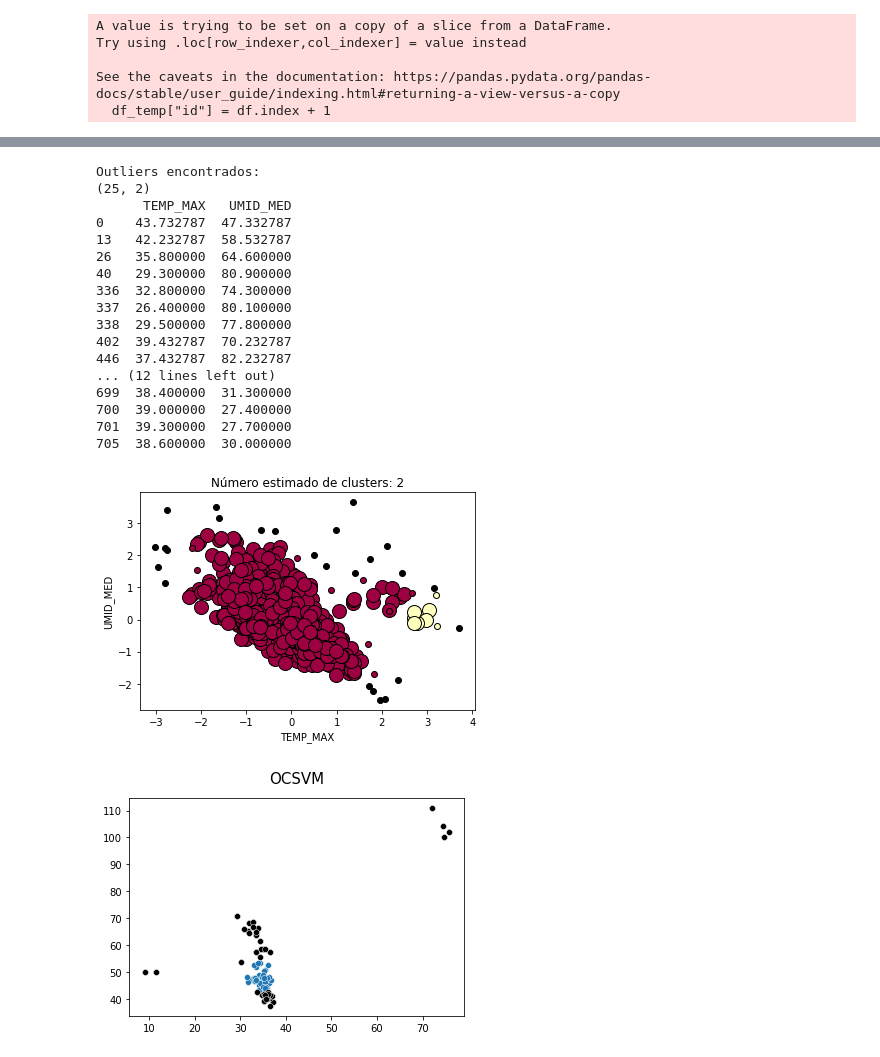
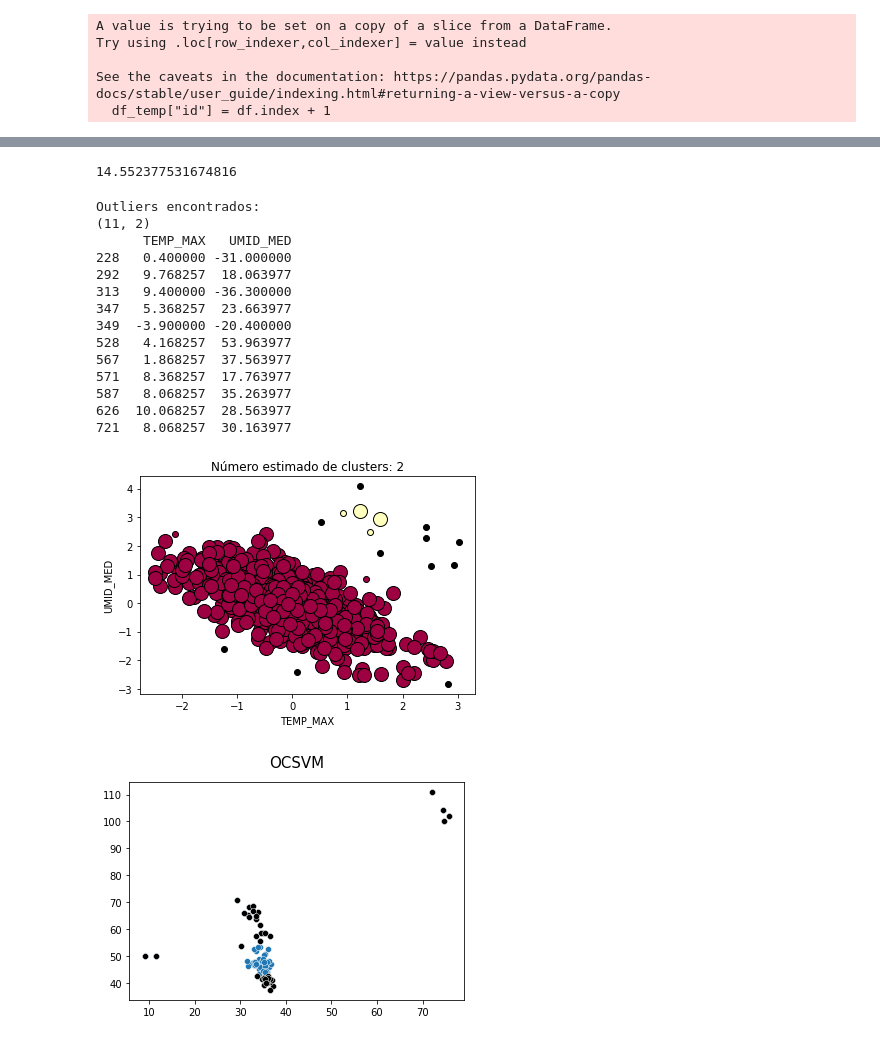
Before and after one commit to AndersonRodr/algorithms-detect-anomalies, a Jupyter notebook: PrimeiroExperimento.ipynb, the cells around one changed output, grey strips where cells are left out. Saved outputs shown, nothing was run; the diff lists cells and outputs as text; code cells hidden in the pictures.

Commit message:
Inclusion of Anomalies
Method Autoregression lag 1 from: https://machinelearningmastery.com/model-residual-errors-correct-time-series-forecasts-python/

```diff
--- a/PrimeiroExperimento.ipynb
+++ b/PrimeiroExperimento.ipynb
@@ -86,7 +109,5 @@ def equacaoExponencial():
 # %%
 #------------------------------Tratando os Dados-----------------------------------
-
-df_training_temp_anomalie_edit = df_temp.sample(n=30, random_state=1)
 
 def dataTraining(percentOutliers, dbscan):
 
@@ -97,8 +118,11 @@ def dataTraining(percentOutliers, dbscan):
 
     df_training_temp = df_temp.sample(qtd_training_temp)
 
+    df_training_temp = TransformarEmEstacionaria(df_training_temp)
+
     count_training_temp = int((df_training_temp.shape[0] * percentOutliers) / 100)
 
+    df_training_temp_anomalie_edit = df_training_temp.sample(n=count_training_temp)
 
     df_test_temp = pd.concat([df_temp, df_training_temp]).drop_duplicates(keep=False)
 
@@ -109,24 +133,21 @@ def dataTraining(percentOutliers, dbscan):
     df_training_temp_anomalie_edit["UMID_MED"] = df_training_temp_anomalie_edit["UMID_MED"].astype(float)
 
     valorFinalTemp = valorFinalTemperatura(df_training_temp_anomalie_edit, True)
-    valorFinalUmid = valorFinalUmidade(df_training_temp_anomalie_edit)
+    valorFinalUmid = valorFinalUmidade(df_training_temp_anomalie_edit, True)
 
     df_training_temp_anomalie_edit["TEMP_MAX"] = df_training_temp_anomalie_edit["TEMP_MAX"].add(valorFinalTemp)
     df_training_temp_anomalie_edit["UMID_MED"] = df_training_temp_anomalie_edit["UMID_MED"].add(valorFinalUmid)
 
     df_training_temp_anomalie_edit.sort_index(inplace=True)
+    df_training_temp = pd.concat([df_training_temp, df_training_temp_anomalie_edit])
 
-    #print (df_training_temp_anomalie_edit.shape)
     print (df_training_temp_anomalie_edit)
-
-    df_training_temp = pd.concat([df_training_temp, df_training_temp_anomalie_edit])
 
     #Treino
     df_training_temp["TEMP_MAX"] = df_training_temp["TEMP_MAX"].astype(float)
     df_training_temp["UMID_MED"] = df_training_temp["UMID_MED"].astype(float)
     df_training_temp.dropna(inplace=True)
     df_training_temp.sort_index(inplace=True)
-    #df_training_temp.sort_values(by=['TEMP_MAX'], ascending=True)
     df_training_temp = df_training_temp.drop(columns='id')
 
     #Teste
@@ -139,7 +160,7 @@ def dataTraining(percentOutliers, dbscan):
     df_test_temp_anomalie_edit["UMID_MED"] = df_test_temp_anomalie_edit["UMID_MED"].astype(float)
 
     valorFinalTemp = valorFinalTemperatura(df_test_temp_anomalie_edit, False)
-    valorFinalUmid = valorFinalUmidade(df_test_temp_anomalie_edit)
+    valorFinalUmid = valorFinalUmidade(df_test_temp_anomalie_edit, False)
 
     df_test_temp_anomalie_edit["TEMP_MAX"] = df_test_temp_anomalie_edit["TEMP_MAX"].add(valorFinalTemp)
     df_test_temp_anomalie_edit["UMID_MED"] = df_test_temp_anomalie_edit["UMID_MED"].add(valorFinalUmid)
@@ -157,9 +178,11 @@ def dataTraining(percentOutliers, dbscan):
 # %%
 #import random
 
-taxaContaminacao = 15
+taxaContaminacao = 2
 dfs = dataTraining(taxaContaminacao, True)
 df_training_temp = dfs[0]
 df_test_temp = dfs[1]
+
+print (df_training_temp)
 # %% [output]
       TEMP_MAX   UMID_MED   id
@@ -182,3 +205,17 @@ df_test_temp = dfs[1]
+# %%
+from statsmodels.tsa.ar_model import AutoReg, AutoRegResults
+from statsmodels.tsa.stattools import adfuller
+from statsmodels.graphics.tsaplots import plot_pacf
+
+def AutoRegValue(df_training_temp):
+    df_stationarityTest = adfuller(df_training_temp['TEMP_MAX'], autolag='AIC')
+    #pacf = plot_pacf(df_training_temp['TEMP_MAX'], lags=1)
+    train_data = df_training_temp['TEMP_MAX'][:len(df_training_temp)]
+    #test_data = df_training_temp['TEMP_MAX'][len(df_training_temp)-100:]
+    ar_model = AutoReg(train_data, lags=1, trend = 'n').fit()
+    return ar_model.bse
+# %% [output]
+14.552377531674816
 # %%
 #------------------------------Implementando o DBSCAN-----------------------------------
 def dbscan_part1(df, eps, min_samples):
@@ -211,50 +248,47 @@ def dbscan_part1(df, eps, min_samples):
                  markeredgecolor='k', markersize=14)
 
         xy = X[class_member_mask & ~core_samples_mask]
         plt.plot(xy[:, 0], xy[:, 1], 'o', markerfacecolor=tuple(col),
                  markeredgecolor='k', markersize=6)
 
     print ()
     print('Outliers encontrados: ')
     print (outliers.shape)
     print (outliers)
 
     plt.title('Número estimado de clusters: %d' % n_clusters_)
     plt.xlabel("TEMP_MAX")
     plt.ylabel("UMID_MED")
     plt.show()
 
 eps = 0.5
-min_samples = 5
+min_samples = 3
 #print (df_training_temp.shape)
 #print (df_training_temp)
 
 #x = np.array([[10, 50], [12, 50], [48, 70]], np.float)
 
 #df=pd.DataFrame(x, columns=['TEMP_MAX', 'UMID_MED'])
 #df_training_temp = pd.concat([df, df_training_temp]).drop_duplicates(keep=False)
 #df_training_temp = np.array([[10, 20], [12, 21], [10, 23], [57,75]], np.float)
 
 dbscan_part1(df_training_temp, eps, min_samples)
 # %% [output]
 Outliers encontrados:
-(25, 2)
+(11, 2)
       TEMP_MAX   UMID_MED
-0    43.732787  47.332787
-13   42.232787  58.532787
-26   35.800000  64.600000
-40   29.300000  80.900000
-336  32.800000  74.300000
-337  26.400000  80.100000
-338  29.500000  77.800000
-402  39.432787  70.232787
-446  37.432787  82.232787
-... (12 lines left out)
-699  38.400000  31.300000
-700  39.000000  27.400000
-701  39.300000  27.700000
-705  38.600000  30.000000
+228   0.400000 -31.000000
+292   9.768257  18.063977
+313   9.400000 -36.300000
+347   5.368257  23.663977
+349  -3.900000 -20.400000
+528   4.168257  53.963977
+567   1.868257  37.563977
+571   8.368257  17.763977
+587   8.068257  35.263977
+626  10.068257  28.563977
+721   8.068257  30.163977
-[figure, old version]
+[figure, new version]
 # %%
 from sklearn.svm import OneClassSVM
 import seaborn as sns
```
Also changed, not shown: parts of 2 cells of this notebook.
